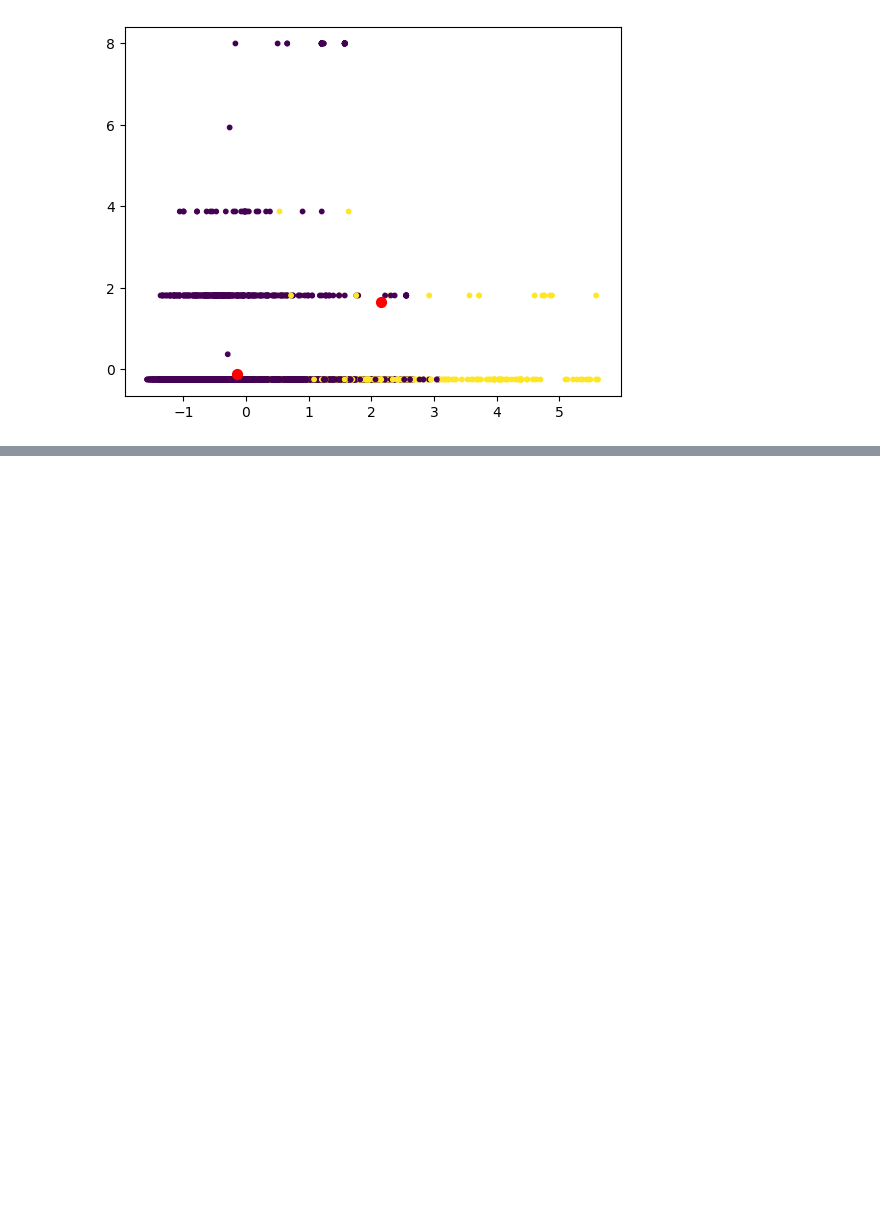
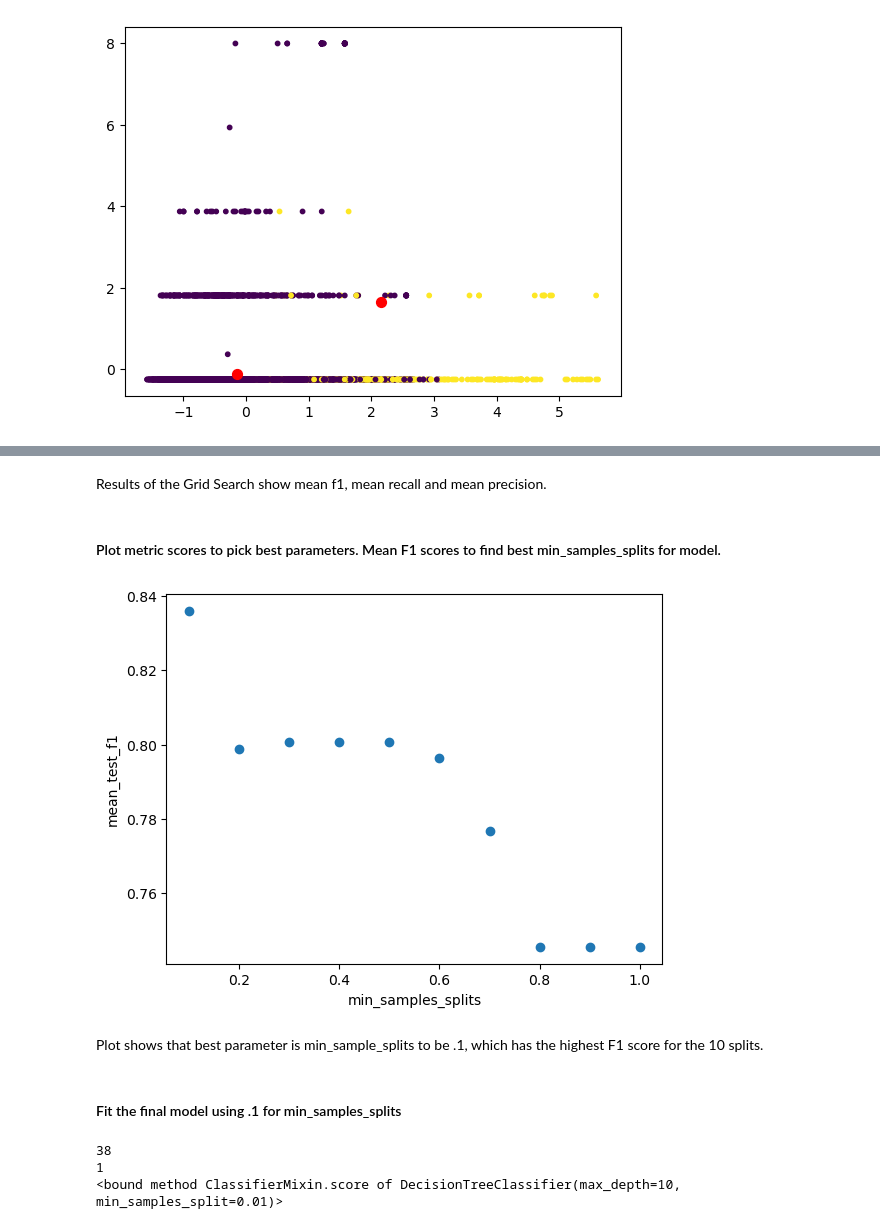
Before and after one commit to Jut257/CYB-362, a Jupyter notebook: phase2_3.ipynb, the cells around one changed output, grey strips where cells are left out. Drawn from its saved outputs; the diff is of its cells as text; code cells hidden in the pictures; blank space fills up the shorter version.

```diff
--- a/phase2_3.ipynb
+++ b/phase2_3.ipynb
@@ -255,0 +302,36 @@ plt.show()
+# %%
+from sklearn.model_selection import KFold
+from sklearn.model_selection import GridSearchCV
+from sklearn.metrics import f1_score
+from sklearn.tree import DecisionTreeClassifier
+
+
+min_samples_splits = np.linspace(0.1, 1.0, 10, endpoint=True)
+print(min_samples_splits)
+
+#A dictionary data structure is used to indicate which parameters will be tuned and their values
+tuned_parameters=[{'min_samples_split':min_samples_splits}]
+
+
+max_depth_params=[2,3,4,5,6,7,8,10,12,14,15,16,20]
+base_model = DecisionTreeClassifier()
+searched_parameters=[{'max_depth':[2,3,4,5,6,7,8,10,12,14],'min_sample_':[0.05,0.01,0.02]}]
+s=['precision','recall','f1']
+
+clf = GridSearchCV(estimator=base_model, param_grid=tuned_parameters,cv=10, verbose=3)
+
+Y=dfClass_labels['CLASS_LABEL']
+X=dfTrain2[['id', 'NumDots', 'SubdomainLevel', 'PathLevel', 'UrlLength', 'NumDash','NumDashInHostname', 'AtSymbol', 'TildeSymbol', 'NumUnderscore','NumPercent', 'NumQueryComponents', 'NumAmpersand', 'NumHash','NumNumericChars', 'NoHttps', 'RandomString', 'IpAddress','DomainInSubdomains', 'DomainInPaths', 'HttpsInHostname','HostnameLength', 'PathLength', 'QueryLength', 'DoubleSlashInPath','NumSensitiveWords', 'EmbeddedBrandName', 'PctExtResourceUrls','ExtFavicon', 'InsecureForms', 'RelativeFormAction', 'ExtFormAction','AbnormalFormAction', 'RightClickDisabled', 'PopUpWindow','IframeOrFrame', 'MissingTitle', 'ImagesOnlyInForm']]
+
+clf.fit(X,Y)
+
+scores = ['precision', 'recall', 'f1']
+
+clf = GridSearchCV(base_model, tuned_parameters,cv=5,scoring=scores, refit='f1', verbose=3)
+
+clf.fit(X,Y)
+
+#print(clf.cv_results_)
+print('Mean F1: ',clf.cv_results_['mean_test_f1'])
+print('Mean Recall: ',clf.cv_results_['mean_test_recall'])
+print('Mean Precision: ',clf.cv_results_['mean_test_precision'])
@@ -255,0 +356,27 @@ plt.show()
+# %% [markdown]
+ Results of the Grid Search show mean f1, mean recall and mean precision.
+# %% [markdown]
+#### Plot metric scores to pick best parameters. Mean F1 scores to find best min_samples_splits for model.
+# %%
+plt.figure()
+plt.scatter(x=min_samples_splits,y=clf.cv_results_['mean_test_f1'])
+plt.ylabel('mean_test_f1')
+plt.xlabel('min_samples_splits')
+plt.show()
+# %% [output]
+[figure, added]
+# %% [markdown]
+Plot shows that best parameter is min_sample_splits to be .1, which has the highest F1 score for the 10 splits.
+# %% [markdown]
+#### Fit the final model using .1 for min_samples_splits
+# %%
+finalmodel = DecisionTreeClassifier(max_depth=10,min_samples_split=0.01)
+finalmodel.fit(X,Y)
+
+print(finalmodel.n_features_in_)
+print(finalmodel.n_outputs_)
+print(finalmodel.score)
+# %% [output]
+38
+1
+<bound method ClassifierMixin.score of DecisionTreeClassifier(max_depth=10, min_samples_split=0.01)>
```
Also changed, not shown: parts of 14 cells of this notebook.
